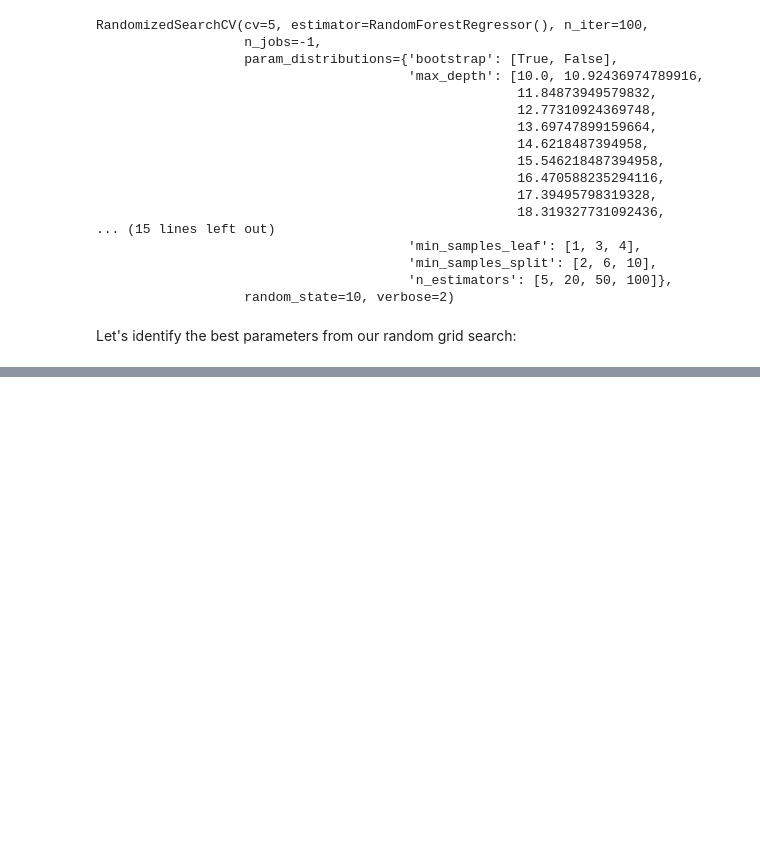
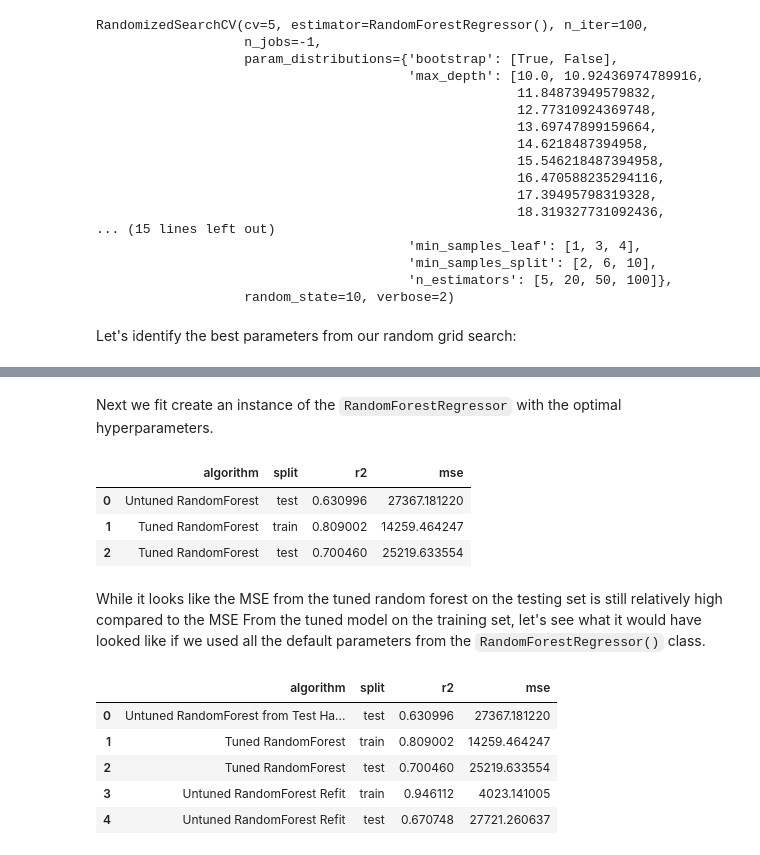
Before and after one commit to danielbchen/tutorials, a Jupyter notebook: Supervised Machine Learning Continuous Outcome/Predicting Price.ipynb, the cells around one changed output, grey strips where cells are left out. Drawn from its saved outputs; the diff is of its cells as text; code cells hidden in the pictures; blank space fills up the shorter version.

```diff
--- a/Supervised Machine Learning Continuous Outcome/Predicting Price.ipynb
+++ b/Supervised Machine Learning Continuous Outcome/Predicting Price.ipynb
@@ -272,7 +225,8 @@ random_grid = {
     'bootstrap': [True, False]
 }
 # %%
-rf_random_grid = RandomizedSearchCV(estimator=RandomForestRegressor(),
+rf_random_grid = RandomizedSearchCV(
+    estimator=RandomForestRegressor(),
     param_distributions=random_grid,
     n_iter=100,
     cv=5,
@@ -330 +284,74 @@ rf_random_grid.best_params_
  'bootstrap': True}
+# %% [markdown]
+Next we fit create an instance of the `RandomForestRegressor` with the optimal hyperparameters.
+# %%
+tuned_rf = RandomForestRegressor(**rf_random_grid.best_params_)
+# %%
+# FIt the estimator
+tuned_rf.fit(X_train, y_train)
+
+# Make predictions using training and testing data
+ytrain_predictions = tuned_rf.predict(X_train)
+ytest_predictions = tuned_rf.predict(X_test)
+
+
+# Evaluate R2 and MSE on the training and testing predictions
+pred_summary = pd.DataFrame({
+    'algorithm': ['Untuned RandomForest', 'Tuned RandomForest', 'Tuned RandomForest'],
+    'split': ['test', 'train', 'test'],
+    'r2': [
+        test_harness_results.nlargest(columns='r2', n=1)['r2'].values[0],
+        tuned_rf.score(X_train, y_train),
+        tuned_rf.score(X_test, y_test)
+    ],
+    'mse': [
+        test_harness_results.nsmallest(columns='mse', n=1)['mse'].values[0],
+         mean_squared_error(y_true=y_train, y_pred=ytrain_predictions),
+         mean_squared_error(y_true=y_test, y_pred=ytest_predictions)
+    ]
+})
+
+pred_summary
+# %% [output]
+|  | algorithm | split | r2 | mse |
+| 0 | Untuned RandomForest | test | 0.630996 | 27367.181220 |
+| 1 | Tuned RandomForest | train | 0.809002 | 14259.464247 |
+| 2 | Tuned RandomForest | test | 0.700460 | 25219.633554 |
+# %% [markdown]
+While it looks like the MSE from the tuned random forest on the testing set is still relatively high compared to the MSE From the tuned model on the training set, let's see what it would have looked like if we used all the default parameters from the `RandomForestRegressor()` class.
+# %%
+# Instantiate with default args and parameters
+untuned_rf = RandomForestRegressor()
+
+# Fit on the training data
+untuned_rf.fit(X_train, y_train)
+
+# Make predictions on the training and testing splits
+ytrain_predictions_untuned = untuned_rf.predict(X_train)
+ytest_predictions_untuned = untuned_rf.predict(X_test)
+
+# Add untuned results to our summary dataframe from earlier
+pred_summary.loc[len(pred_summary.index)] = [
+    'Untuned RandomForest Refit',
+    'train',
+    untuned_rf.score(X_train, y_train),
+    mean_squared_error(y_true=y_train, y_pred=ytrain_predictions_untuned)
+]
+pred_summary.loc[len(pred_summary.index)] = [
+    'Untuned RandomForest Refit',
+    'test',
+    untuned_rf.score(X_test, y_test),
+    mean_squared_error(y_true=y_test, y_pred=ytest_predictions_untuned)
+]
+
+# Re-label to make clear
+pred_summary.iloc[0, 0] = 'Untuned RandomForest from Test Harness'
+
+pred_summary
+# %% [output]
+|  | algorithm | split | r2 | mse |
+| 0 | Untuned RandomForest from Test Ha... | test | 0.630996 | 27367.181220 |
+| 1 | Tuned RandomForest | train | 0.809002 | 14259.464247 |
+| 2 | Tuned RandomForest | test | 0.700460 | 25219.633554 |
+| 3 | Untuned RandomForest Refit | train | 0.946112 | 4023.141005 |
+| 4 | Untuned RandomForest Refit | test | 0.670748 | 27721.260637 |
```
Also changed, not shown: parts of 16 cells of this notebook.
